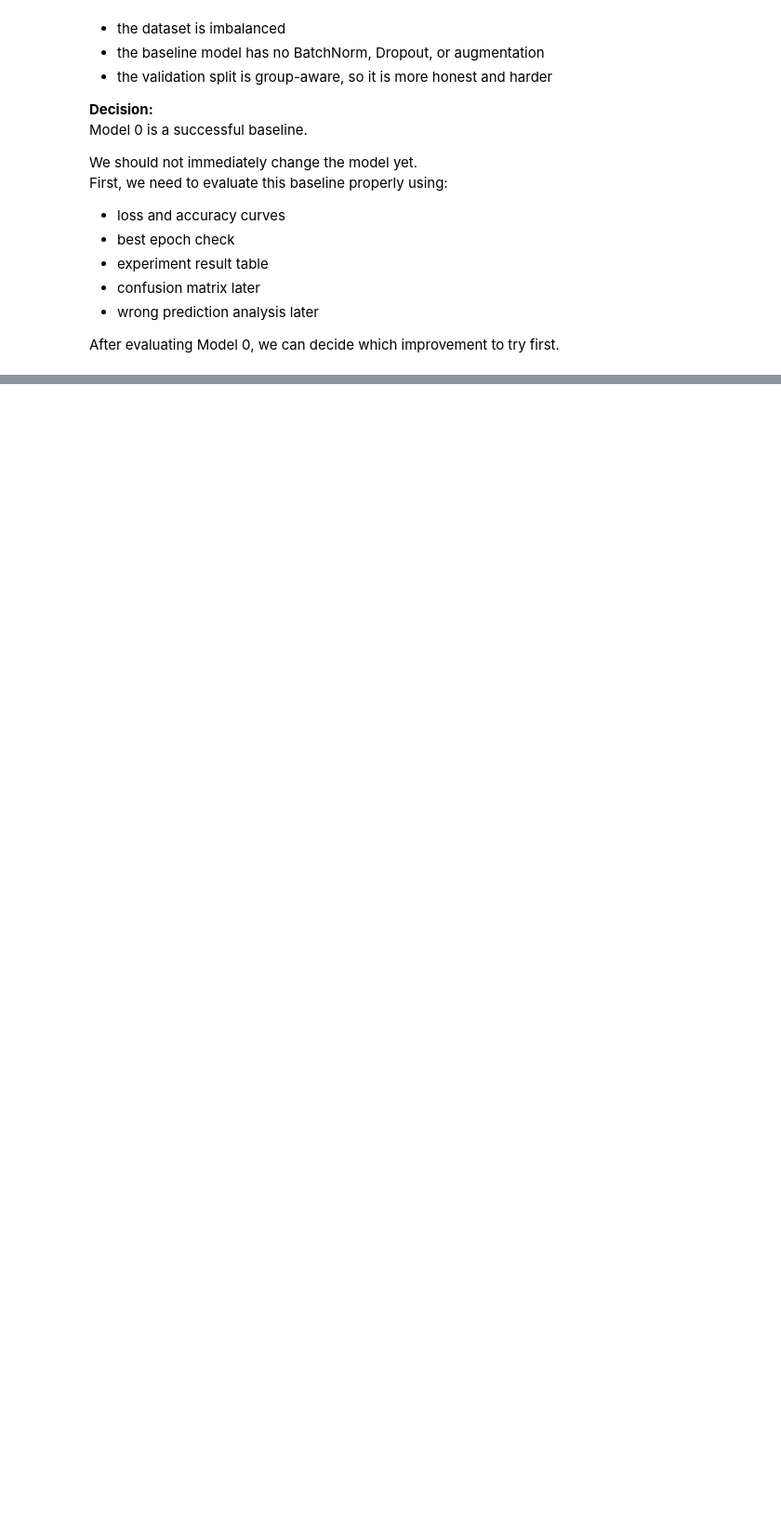
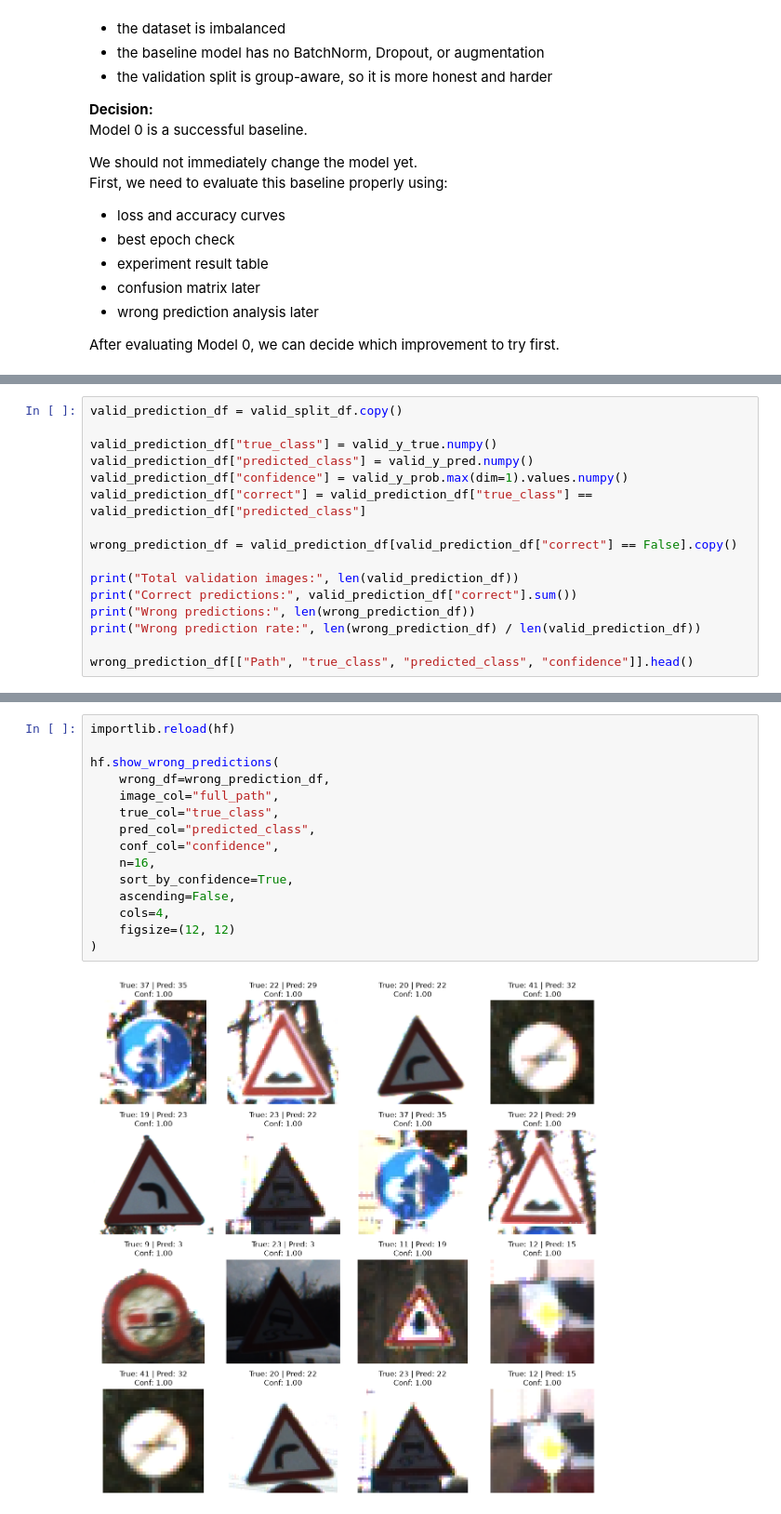
Before and after one commit to kawsar07ahmmed0712-rgb/Pytorch-German-Traffic-Sign-Recognition, a Jupyter notebook: Notebook/02_gtsrb_full_pytorch_workflow.ipynb, the cells around one changed output, grey strips where cells are left out. Shown at 93% size. Drawn from its saved outputs; the diff is of its cells as text; blank space fills up the shorter version.

```diff
--- a/Notebook/02_gtsrb_full_pytorch_workflow.ipynb
+++ b/Notebook/02_gtsrb_full_pytorch_workflow.ipynb
@@ -1969,0 +2424,16 @@ After evaluating Model 0, we can decide which improvement to try first.
+# %%
+valid_prediction_df = valid_split_df.copy()
+
+valid_prediction_df["true_class"] = valid_y_true.numpy()
+valid_prediction_df["predicted_class"] = valid_y_pred.numpy()
+valid_prediction_df["confidence"] = valid_y_prob.max(dim=1).values.numpy()
+valid_prediction_df["correct"] = valid_prediction_df["true_class"] == valid_prediction_df["predicted_class"]
+
+wrong_prediction_df = valid_prediction_df[valid_prediction_df["correct"] == False].copy()
+
+print("Total validation images:", len(valid_prediction_df))
+print("Correct predictions:", valid_prediction_df["correct"].sum())
+print("Wrong predictions:", len(wrong_prediction_df))
+print("Wrong prediction rate:", len(wrong_prediction_df) / len(valid_prediction_df))
+
+wrong_prediction_df[["Path", "true_class", "predicted_class", "confidence"]].head()
@@ -1969,0 +2514,17 @@ After evaluating Model 0, we can decide which improvement to try first.
+# %%
+importlib.reload(hf)
+
+hf.show_wrong_predictions(
+    wrong_df=wrong_prediction_df,
+    image_col="full_path",
+    true_col="true_class",
+    pred_col="predicted_class",
+    conf_col="confidence",
+    n=16,
+    sort_by_confidence=True,
+    ascending=False,
+    cols=4,
+    figsize=(12, 12)
+)
+# %% [output]
+[figure, added]
```
Also changed, not shown: parts of 41 cells of this notebook, 1 other file.
